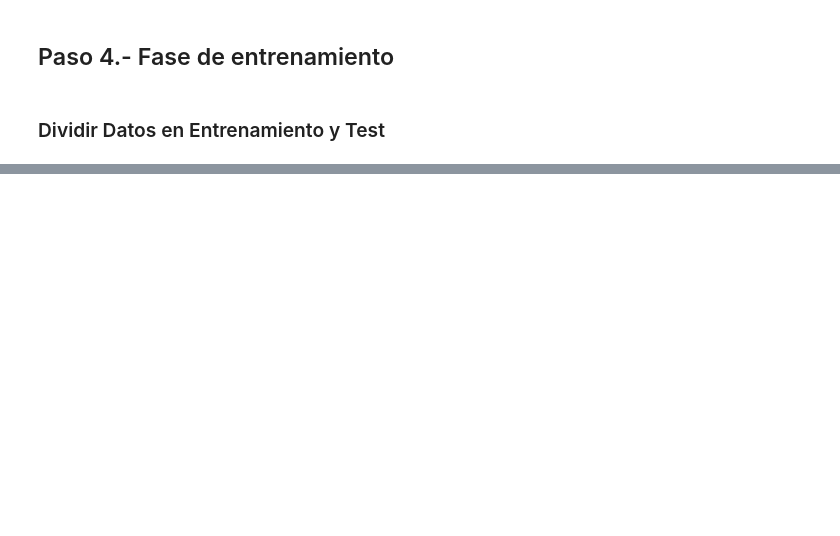
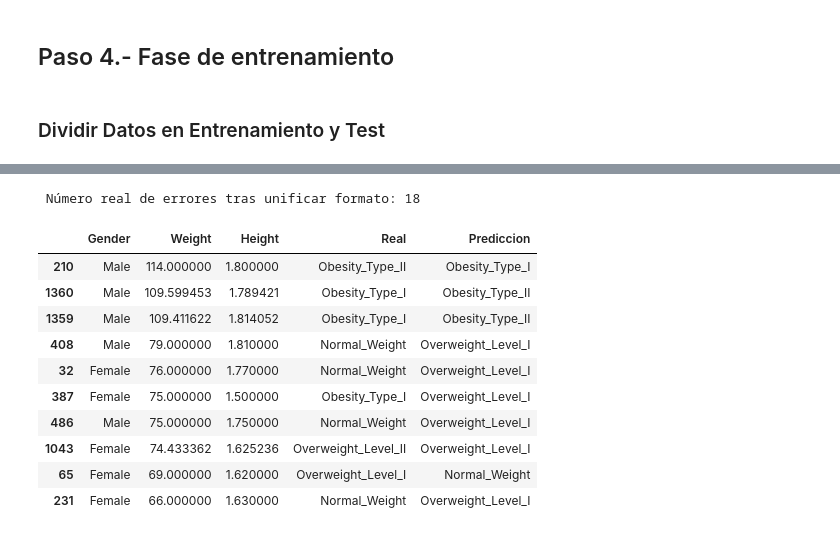
Before and after one commit to Bootcamp-IA-P6/p7_g1_multiclase, a Jupyter notebook: notebooks/processing_obesity_jm.ipynb, the cells around one changed output, grey strips where cells are left out. Drawn from its saved outputs; the diff is of its cells as text; code cells hidden in the pictures; blank space fills up the shorter version.

```diff
--- a/notebooks/processing_obesity_jm.ipynb
+++ b/notebooks/processing_obesity_jm.ipynb
@@ -511,0 +431,30 @@ X_test.head(2)
+# %%
+# 1. Traducimos los números de la predicción a nombres de categorías
+# Usamos el label_encoder que ya tienes en el notebook
+nombres_predichos = le.inverse_transform(errores_v2['Prediccion'])
+
+# 2. Actualizamos el DataFrame de errores con los nombres
+errores_v2_limpio = errores_v2.copy()
+errores_v2_limpio['Prediccion'] = nombres_predichos
+
+# 3. Ahora filtramos de nuevo: solo lo que REALMENTE sea distinto
+errores_reales = errores_v2_limpio[errores_v2_limpio['Real'] != errores_v2_limpio['Prediccion']]
+
+print(f" Número real de errores tras unificar formato: {len(errores_reales)}")
+
+# 4. Miramos los casos más pesados
+cols_mostrar = ['Gender', 'Weight', 'Height', 'Real', 'Prediccion']
+errores_reales[cols_mostrar].sort_values(by='Weight', ascending=False).head(10)
+# %% [output]
+ Número real de errores tras unificar formato: 18
+|  | Gender | Weight | Height | Real | Prediccion |
+| 210 | Male | 114.000000 | 1.800000 | Obesity_Type_II | Obesity_Type_I |
+| 1360 | Male | 109.599453 | 1.789421 | Obesity_Type_I | Obesity_Type_II |
+| 1359 | Male | 109.411622 | 1.814052 | Obesity_Type_I | Obesity_Type_II |
+| 408 | Male | 79.000000 | 1.810000 | Normal_Weight | Overweight_Level_I |
+| 32 | Female | 76.000000 | 1.770000 | Normal_Weight | Overweight_Level_I |
+| 387 | Female | 75.000000 | 1.500000 | Obesity_Type_I | Overweight_Level_I |
+| 486 | Male | 75.000000 | 1.750000 | Normal_Weight | Overweight_Level_I |
+| 1043 | Female | 74.433362 | 1.625236 | Overweight_Level_II | Overweight_Level_I |
+| 65 | Female | 69.000000 | 1.620000 | Overweight_Level_I | Normal_Weight |
+| 231 | Female | 66.000000 | 1.630000 | Normal_Weight | Overweight_Level_I |
```
Also changed, not shown: parts of 77 cells of this notebook, 3 other files.
